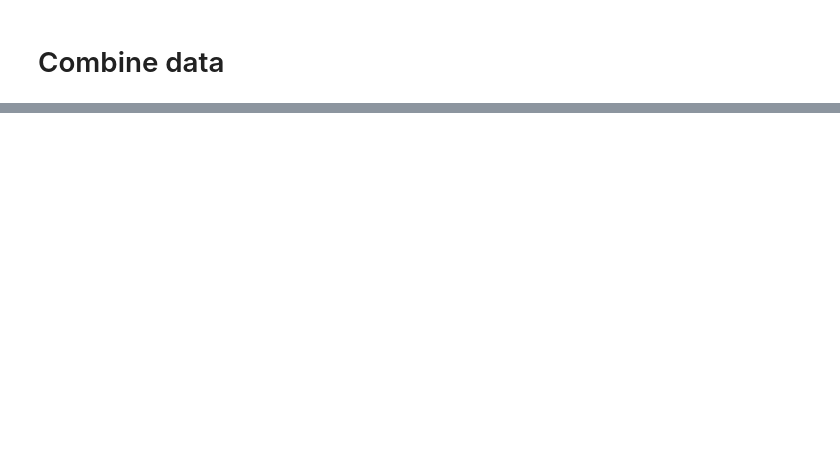
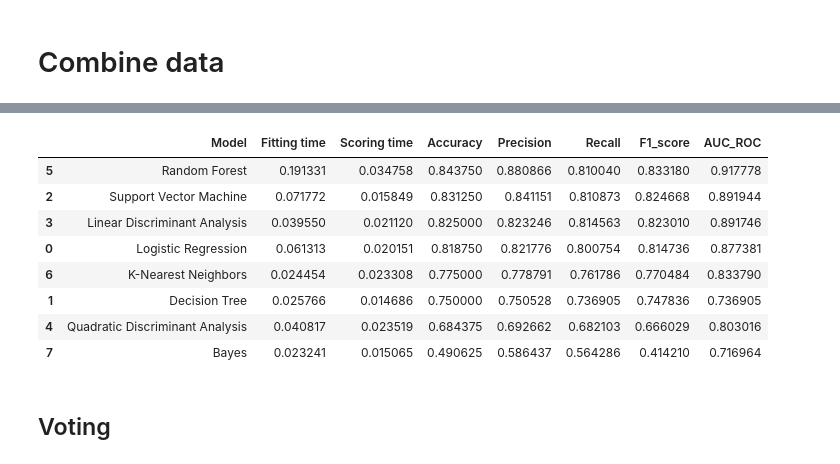
Before and after one commit to kevinhartyanyi/machine-learning-msc, a Jupyter notebook: project.ipynb, the cells around one changed output, grey strips where cells are left out. Drawn from its saved outputs; the diff is of its cells as text; code cells hidden in the pictures; blank space fills up the shorter version.

Commit message:
Choosing the model

```diff
--- a/project.ipynb
+++ b/project.ipynb
@@ -493,0 +554,4 @@ NameError: name 'df_train_encode' is not defined
+# %%
+test_size = 0.2
+# %%
+X_train, X_test, y_train, y_test = train_test_split(X,y,test_size=test_size)
@@ -493,0 +754,53 @@ NameError: name 'df_train_encode' is not defined
+# %%
+KNN = KNeighborsClassifier()
+
+scoring = ['accuracy', 'precision_macro', 'recall_macro' , 'f1_weighted', 'roc_auc']
+scores = cross_validate(KNN, X_train, y_train, scoring=scoring, cv=20)
+
+sorted(scores.keys())
+KNN_fit_time = scores['fit_time'].mean()
+KNN_score_time = scores['score_time'].mean()
+KNN_accuracy = scores['test_accuracy'].mean()
+KNN_precision = scores['test_precision_macro'].mean()
+KNN_recall = scores['test_recall_macro'].mean()
+KNN_f1 = scores['test_f1_weighted'].mean()
+KNN_roc = scores['test_roc_auc'].mean()
+# %%
+bayes = GaussianNB()
+
+scoring = ['accuracy', 'precision_macro', 'recall_macro' , 'f1_weighted', 'roc_auc']
+scores = cross_validate(bayes, X_train, y_train, scoring=scoring, cv=20)
+
+sorted(scores.keys())
+bayes_fit_time = scores['fit_time'].mean()
+bayes_score_time = scores['score_time'].mean()
+bayes_accuracy = scores['test_accuracy'].mean()
+bayes_precision = scores['test_precision_macro'].mean()
+bayes_recall = scores['test_recall_macro'].mean()
+bayes_f1 = scores['test_f1_weighted'].mean()
+bayes_roc = scores['test_roc_auc'].mean()
+# %%
+models_initial = pd.DataFrame({
+    'Model'       : ['Logistic Regression', 'Decision Tree', 'Support Vector Machine', 'Linear Discriminant Analysis', 'Quadratic Discriminant Analysis', 'Random Forest', 'K-Nearest Neighbors', 'Bayes'],
+    'Fitting time': [LR_fit_time, dtree_fit_time, SVM_fit_time, LDA_fit_time, QDA_fit_time, forest_fit_time, KNN_fit_time, bayes_fit_time],
+    'Scoring time': [LR_score_time, dtree_score_time, SVM_score_time, LDA_score_time, QDA_score_time, forest_score_time, KNN_score_time, bayes_score_time],
+    'Accuracy'    : [LR_accuracy, dtree_accuracy, SVM_accuracy, LDA_accuracy, QDA_accuracy, forest_accuracy, KNN_accuracy, bayes_accuracy],
+    'Precision'   : [LR_precision, dtree_precision, SVM_precision, LDA_precision, QDA_precision, forest_precision, KNN_precision, bayes_precision],
+    'Recall'      : [LR_recall, dtree_recall, SVM_recall, LDA_recall, QDA_recall, forest_recall, KNN_recall, bayes_recall],
+    'F1_score'    : [LR_f1, dtree_f1, SVM_f1, LDA_f1, QDA_f1, forest_f1, KNN_f1, bayes_f1],
+    'AUC_ROC'     : [LR_roc, dtree_roc, SVM_roc, LDA_roc, QDA_roc, forest_roc, KNN_roc, bayes_roc],
+    }, columns = ['Model', 'Fitting time', 'Scoring time', 'Accuracy', 'Precision', 'Recall', 'F1_score', 'AUC_ROC'])
+
+models_initial.sort_values(by='Accuracy', ascending=False)
+# %% [output]
+|  | Model | Fitting time | Scoring time | Accuracy | Precision | Recall | F1_score | AUC_ROC |
+| 5 | Random Forest | 0.191331 | 0.034758 | 0.843750 | 0.880866 | 0.810040 | 0.833180 | 0.917778 |
+| 2 | Support Vector Machine | 0.071772 | 0.015849 | 0.831250 | 0.841151 | 0.810873 | 0.824668 | 0.891944 |
+| 3 | Linear Discriminant Analysis | 0.039550 | 0.021120 | 0.825000 | 0.823246 | 0.814563 | 0.823010 | 0.891746 |
+| 0 | Logistic Regression | 0.061313 | 0.020151 | 0.818750 | 0.821776 | 0.800754 | 0.814736 | 0.877381 |
+| 6 | K-Nearest Neighbors | 0.024454 | 0.023308 | 0.775000 | 0.778791 | 0.761786 | 0.770484 | 0.833790 |
+| 1 | Decision Tree | 0.025766 | 0.014686 | 0.750000 | 0.750528 | 0.736905 | 0.747836 | 0.736905 |
+| 4 | Quadratic Discriminant Analysis | 0.040817 | 0.023519 | 0.684375 | 0.692662 | 0.682103 | 0.666029 | 0.803016 |
+| 7 | Bayes | 0.023241 | 0.015065 | 0.490625 | 0.586437 | 0.564286 | 0.414210 | 0.716964 |
+# %% [markdown]
+## Voting
```
Also changed, not shown: parts of 80 cells of this notebook.
